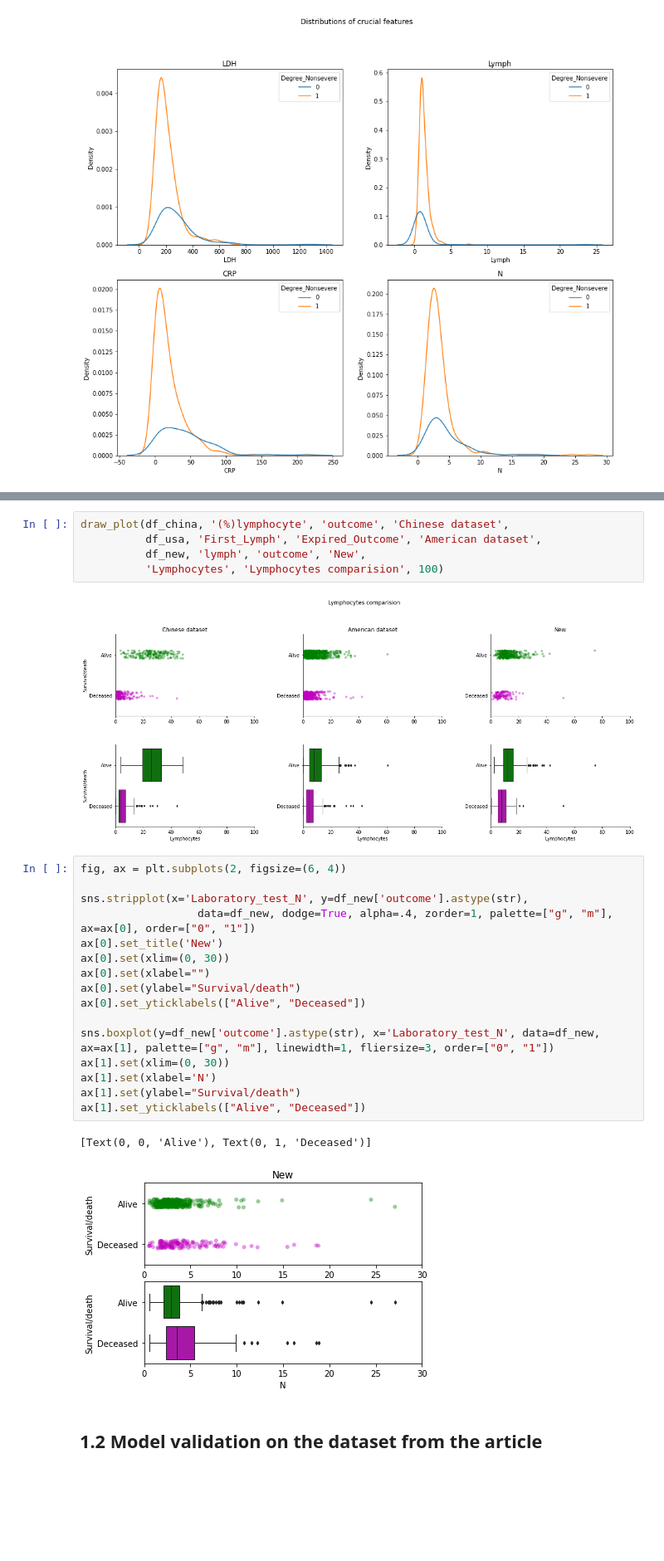
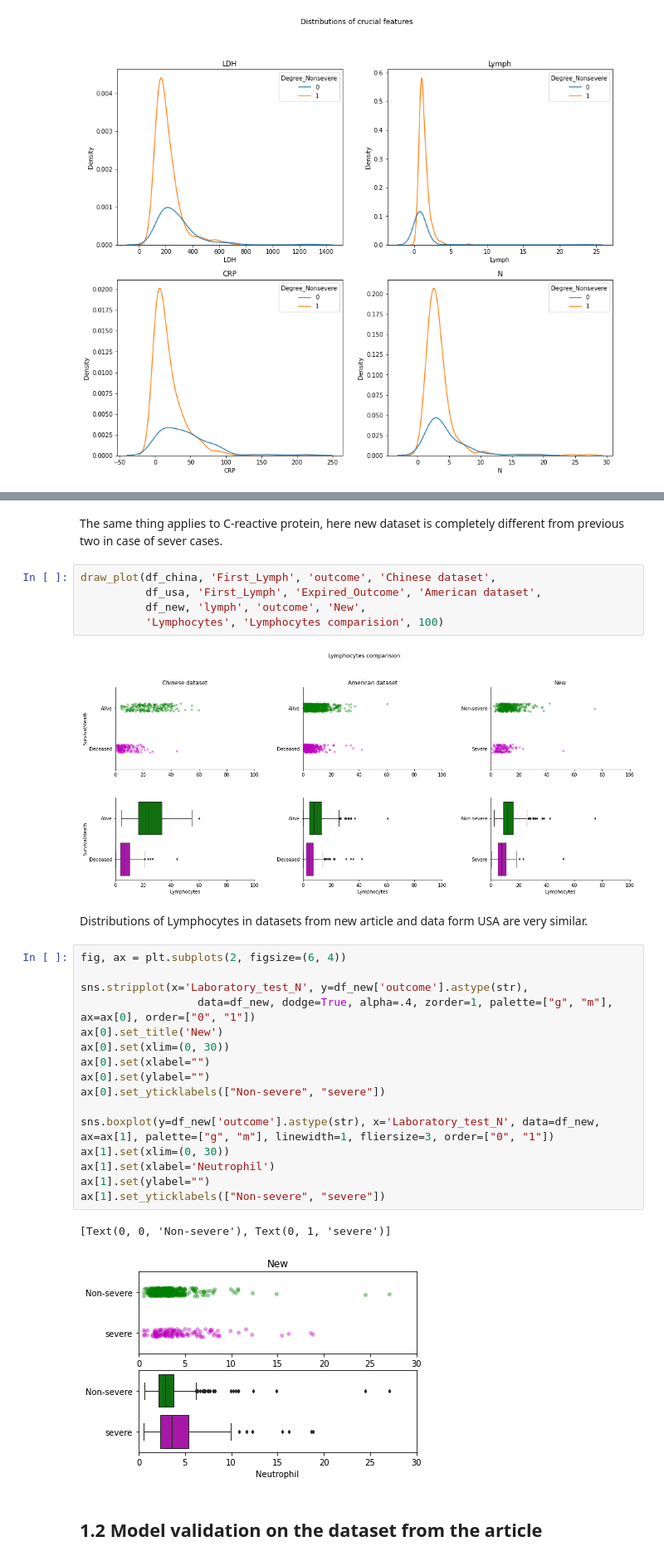
Before and after one commit to mini-pw/2021L-WB-ML, a Jupyter notebook: Nazwa_zespołu1/projekt_v1/Raport.ipynb, the cells around one changed output, grey strips where cells are left out. Shown at 83% size. Saved outputs shown, nothing was run; the diff lists cells and outputs as text; blank space fills up the shorter version.

Commit message:
fix plots

```diff
--- a/Nazwa_zespołu1/projekt_v1/Raport.ipynb
+++ b/Nazwa_zespołu1/projekt_v1/Raport.ipynb
@@ -133,29 +134,33 @@ draw_plot(df_china, 'High sensitivity C-reactive protein', 'outcome', 'Chinese d
+# %% [markdown]
+The same thing applies to C-reactive protein, here new dataset is completely different from previous two in case of sever cases.
 # %%
-draw_plot(df_china, '(%)lymphocyte', 'outcome', 'Chinese dataset',
+draw_plot(df_china, 'First_Lymph', 'outcome', 'Chinese dataset',
           df_usa, 'First_Lymph', 'Expired_Outcome', 'American dataset',
           df_new, 'lymph', 'outcome', 'New',
           'Lymphocytes', 'Lymphocytes comparision', 100)
 # %% [output]
-[figure, old version]
+[figure, new version]
+# %% [markdown]
+Distributions of Lymphocytes in datasets from new article and data form USA are very similar.
 # %%
 fig, ax = plt.subplots(2, figsize=(6, 4))
 
 sns.stripplot(x='Laboratory_test_N', y=df_new['outcome'].astype(str),
                   data=df_new, dodge=True, alpha=.4, zorder=1, palette=["g", "m"], ax=ax[0], order=["0", "1"])
 ax[0].set_title('New')
 ax[0].set(xlim=(0, 30))
 ax[0].set(xlabel="")
-ax[0].set(ylabel="Survival/death")
-ax[0].set_yticklabels(["Alive", "Deceased"])
+ax[0].set(ylabel="")
+ax[0].set_yticklabels(["Non-severe", "severe"])
 
 sns.boxplot(y=df_new['outcome'].astype(str), x='Laboratory_test_N', data=df_new, ax=ax[1], palette=["g", "m"], linewidth=1, fliersize=3, order=["0", "1"])
 ax[1].set(xlim=(0, 30))
-ax[1].set(xlabel='N')
-ax[1].set(ylabel="Survival/death")
-ax[1].set_yticklabels(["Alive", "Deceased"])
+ax[1].set(xlabel='Neutrophil')
+ax[1].set(ylabel="")
+ax[1].set_yticklabels(["Non-severe", "severe"])
 # %% [output]
-[Text(0, 0, 'Alive'), Text(0, 1, 'Deceased')]
+[Text(0, 0, 'Non-severe'), Text(0, 1, 'severe')]
-[figure, old version]
+[figure, new version]
 # %% [markdown]
 ## 1.2 Model validation on the dataset from the article
 # %%
```
Also changed, not shown: parts of 6 cells of this notebook.
